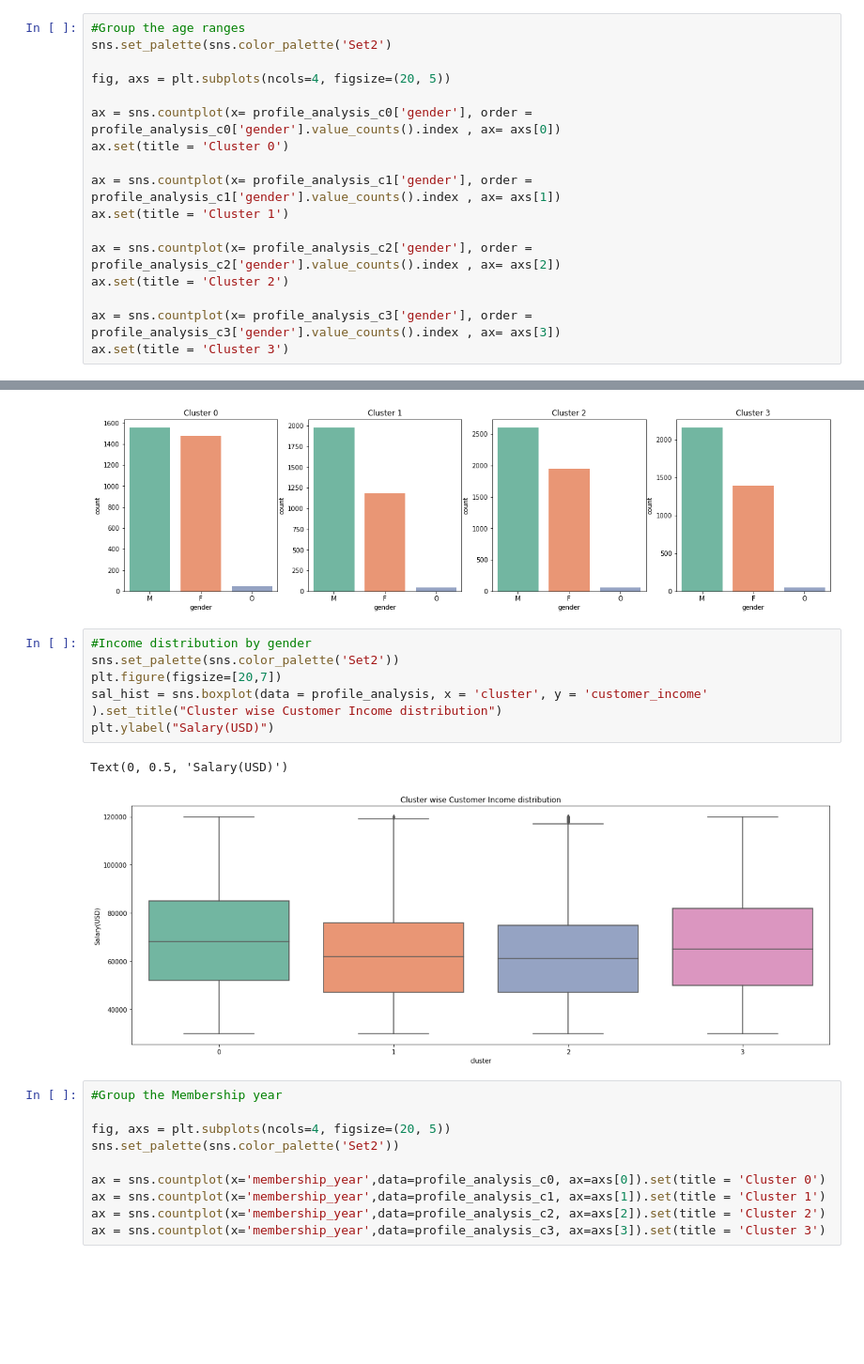
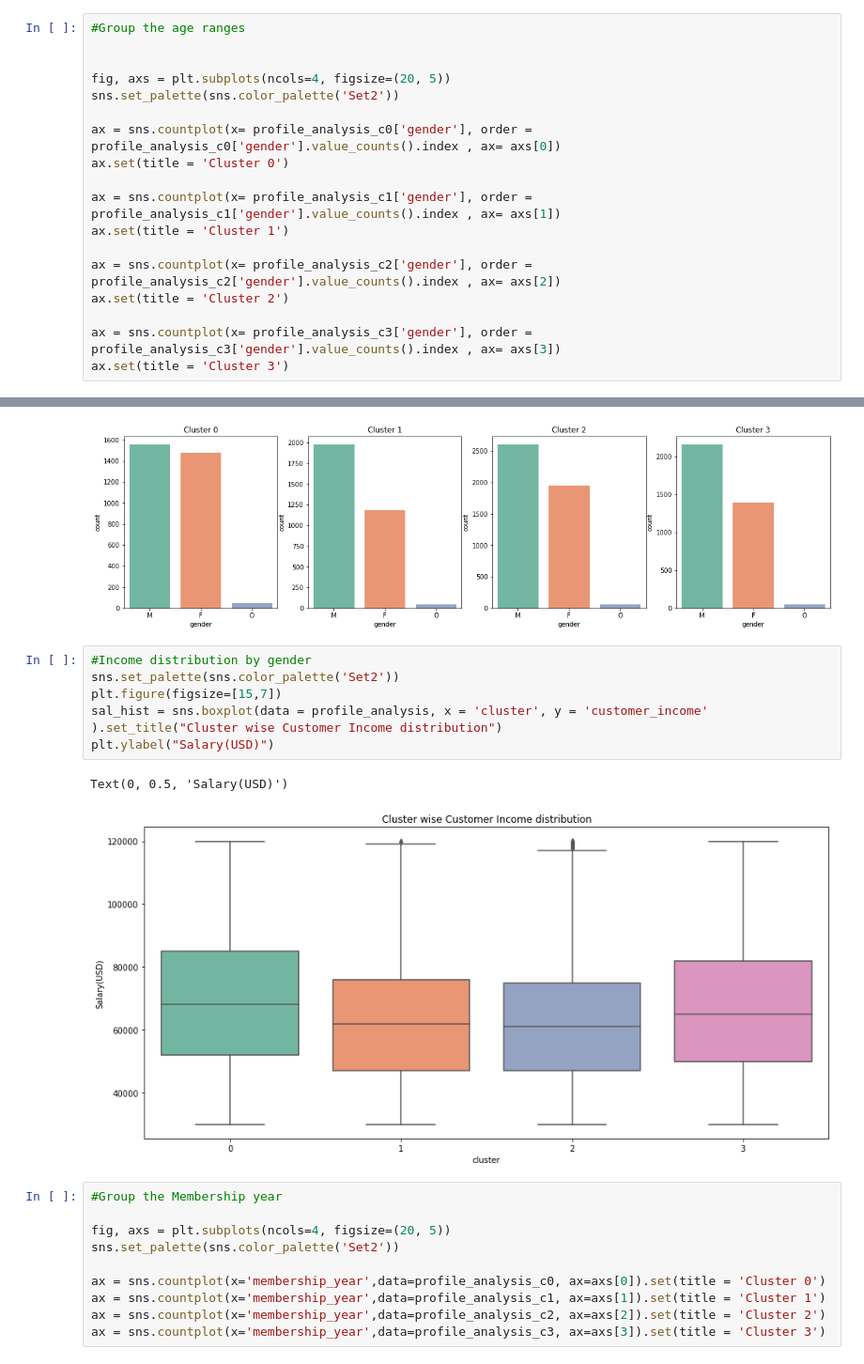
Before and after one commit to Arjunar92/Starbucks_Customer_Segmentation_Project, a Jupyter notebook: Starbucks_Capstone_Data_Exploration.ipynb, the cells around one changed output, grey strips where cells are left out. Shown at 94% size. Cells and saved outputs as stored; diff of their text form; blank space fills up the shorter version.

```diff
--- a/Starbucks_Capstone_Data_Exploration.ipynb
+++ b/Starbucks_Capstone_Data_Exploration.ipynb
@@ -767,9 +767,10 @@ ax.set( title = 'Cluster 3')
 [figure]
 # %%
 #Group the age ranges
-sns.set_palette(sns.color_palette('Set2')
+
 
 fig, axs = plt.subplots(ncols=4, figsize=(20, 5))
+sns.set_palette(sns.color_palette('Set2'))
 
 ax = sns.countplot(x= profile_analysis_c0['gender'], order = profile_analysis_c0['gender'].value_counts().index , ax= axs[0])
 ax.set(title = 'Cluster 0')
@@ -788,12 +789,12 @@ ax.set(title = 'Cluster 3')
 # %%
 #Income distribution by gender
 sns.set_palette(sns.color_palette('Set2'))
-plt.figure(figsize=[20,7])
+plt.figure(figsize=[15,7])
 sal_hist = sns.boxplot(data = profile_analysis, x = 'cluster', y = 'customer_income' ).set_title("Cluster wise Customer Income distribution")
 plt.ylabel("Salary(USD)")
 # %% [output]
 Text(0, 0.5, 'Salary(USD)')
-[figure, old version]
+[figure, new version]
 # %%
 #Group the Membership year
 
```
Also changed, not shown: parts of 18 cells of this notebook.
